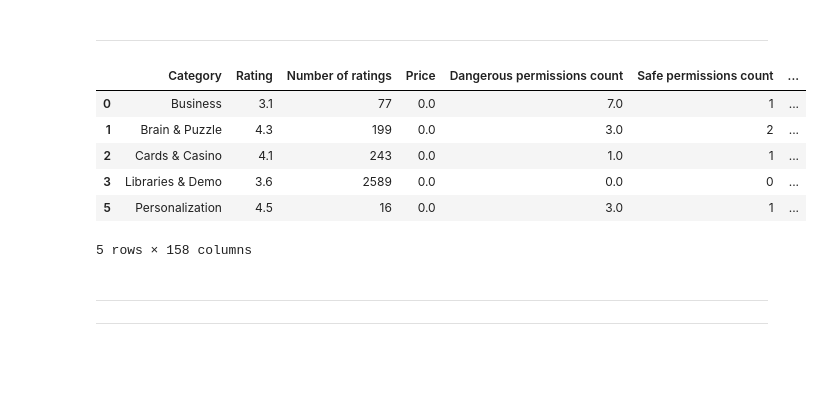
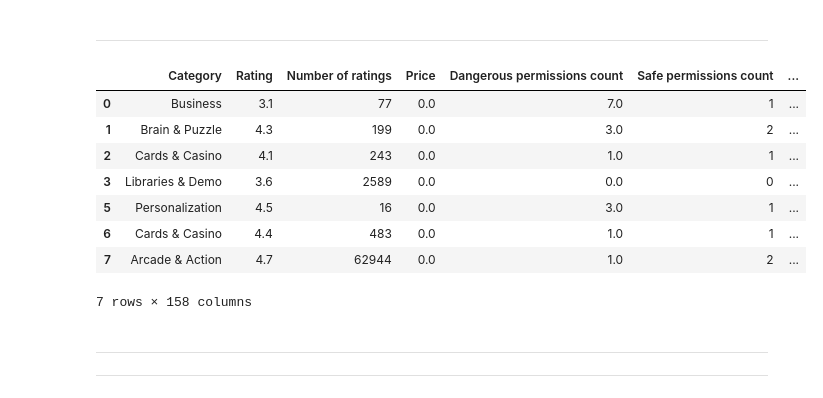
Before and after one commit to kunalNbadgujar/ANDROID-AUTHENTICITY-PREDICTION, a Jupyter notebook: team_ANDROID_AUTHENTICITY_PREDICTION.ipynb, the cells around one changed output. Cells and saved outputs as stored; diff of their text form; code cells hidden in the pictures; blank space fills up the shorter version.

```diff
--- a/team_ANDROID_AUTHENTICITY_PREDICTION.ipynb
+++ b/team_ANDROID_AUTHENTICITY_PREDICTION.ipynb
@@ -694,15 +696,17 @@ df.shape
 
 ---
 # %%
-df.head()
+df.head(7)
 # %% [output]
 |  | Category | Rating | Number of ratings | Price | Dangerous permissions count | Safe permissions count | ... |
 | 0 | Business | 3.1 | 77 | 0.0 | 7.0 | 1 | ... |
 | 1 | Brain & Puzzle | 4.3 | 199 | 0.0 | 3.0 | 2 | ... |
 | 2 | Cards & Casino | 4.1 | 243 | 0.0 | 1.0 | 1 | ... |
 | 3 | Libraries & Demo | 3.6 | 2589 | 0.0 | 0.0 | 0 | ... |
 | 5 | Personalization | 4.5 | 16 | 0.0 | 3.0 | 1 | ... |
+| 6 | Cards & Casino | 4.4 | 483 | 0.0 | 1.0 | 1 | ... |
+| 7 | Arcade & Action | 4.7 | 62944 | 0.0 | 1.0 | 2 | ... |
-5 rows × 158 columns
+7 rows × 158 columns
 # %% [markdown]
 
 
```
Also changed, not shown: parts of 26 cells of this notebook.
